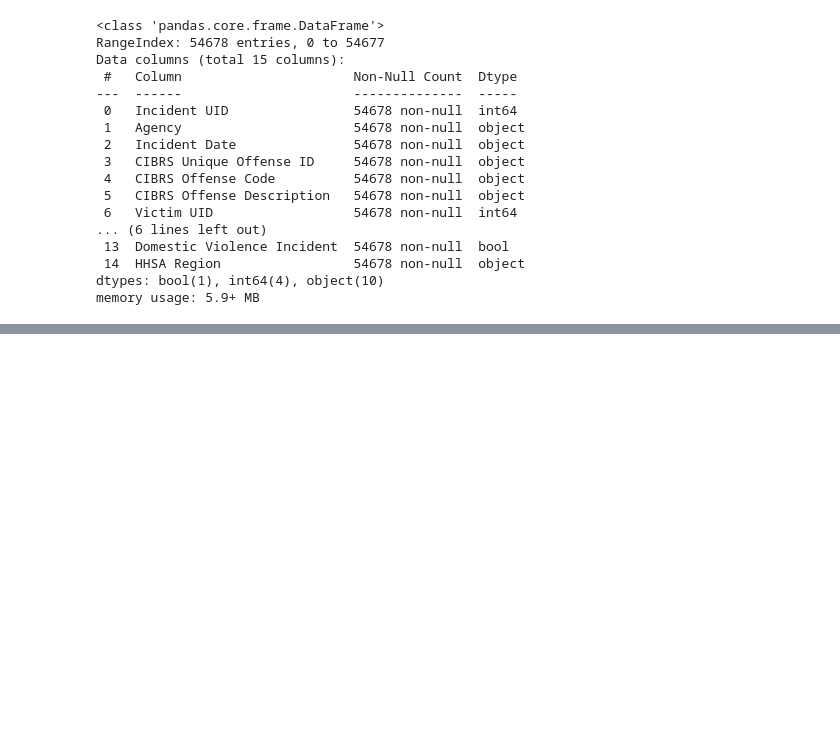
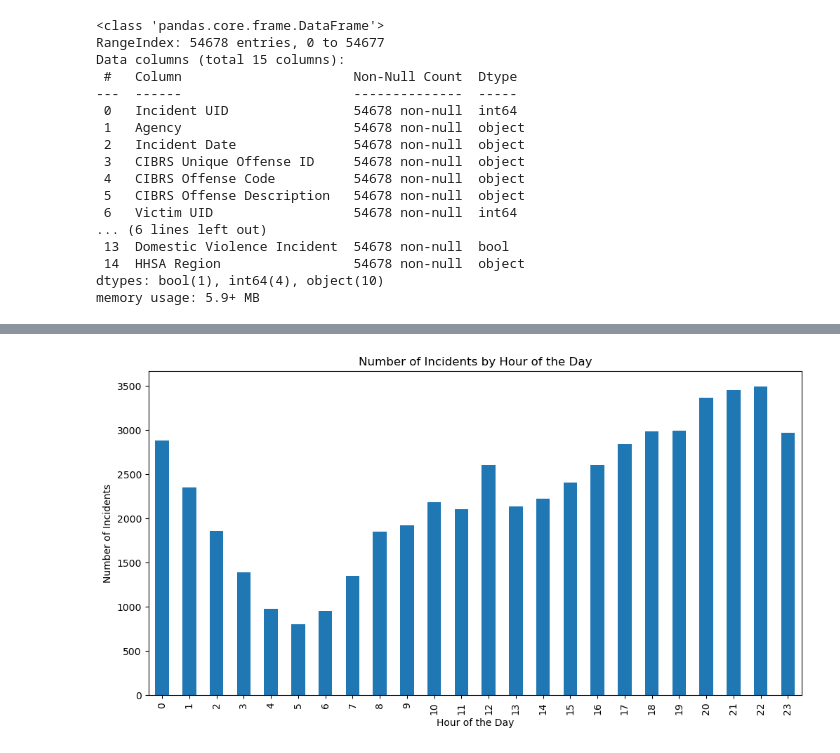
Before and after one commit to alisa-crowe/bda594-project, a Jupyter notebook: code/EDA.ipynb, the cells around one changed output, grey strips where cells are left out. Saved outputs shown, nothing was run; the diff lists cells and outputs as text; code cells hidden in the pictures; blank space fills up the shorter version.

```diff
--- a/code/EDA.ipynb
+++ b/code/EDA.ipynb
@@ -58,0 +68,4 @@ Name: count, dtype: int64
+# %%
+# convert to datetime - why didnt this stay from v8?
+
+data['Incident Date'] = pd.to_datetime(data['Incident Date'], format='%m/%d/%y %H:%M')
@@ -58,0 +91,4 @@ Name: count, dtype: int64
+# %%
+data_time = data
+# %%
+data_time['Hour'] = data_time['Incident Date'].dt.hour
@@ -58,0 +111,8 @@ Name: count, dtype: int64
+# %%
+data_time['Hour'].value_counts().sort_index().plot(kind='bar', figsize=(12, 6))
+plt.xlabel('Hour of the Day')
+plt.ylabel('Number of Incidents')
+plt.title('Number of Incidents by Hour of the Day')
+plt.show()
+# %% [output]
+[figure, added]
```
Also changed, not shown: parts of 20 cells of this notebook.
